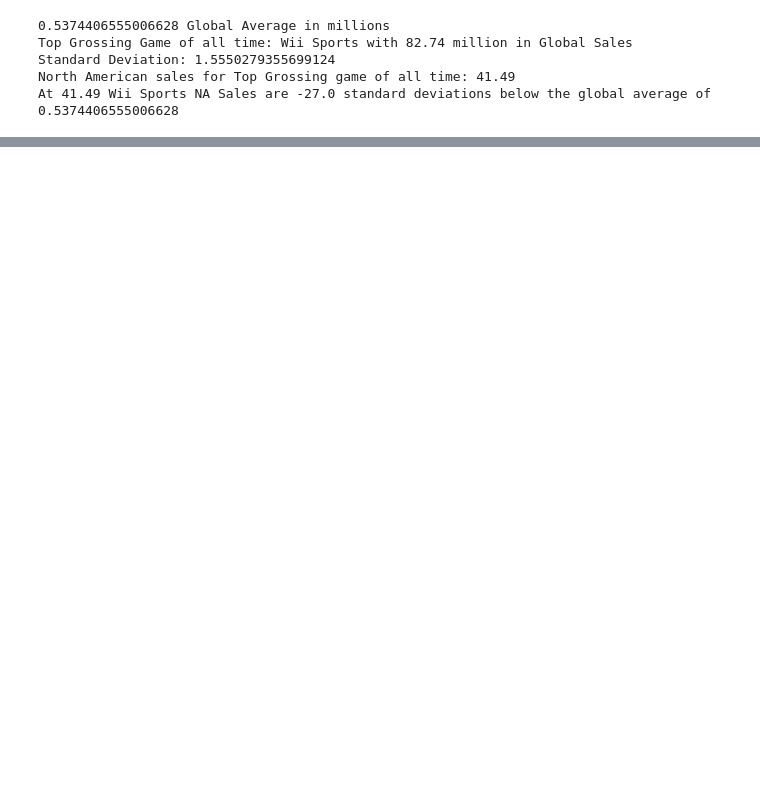
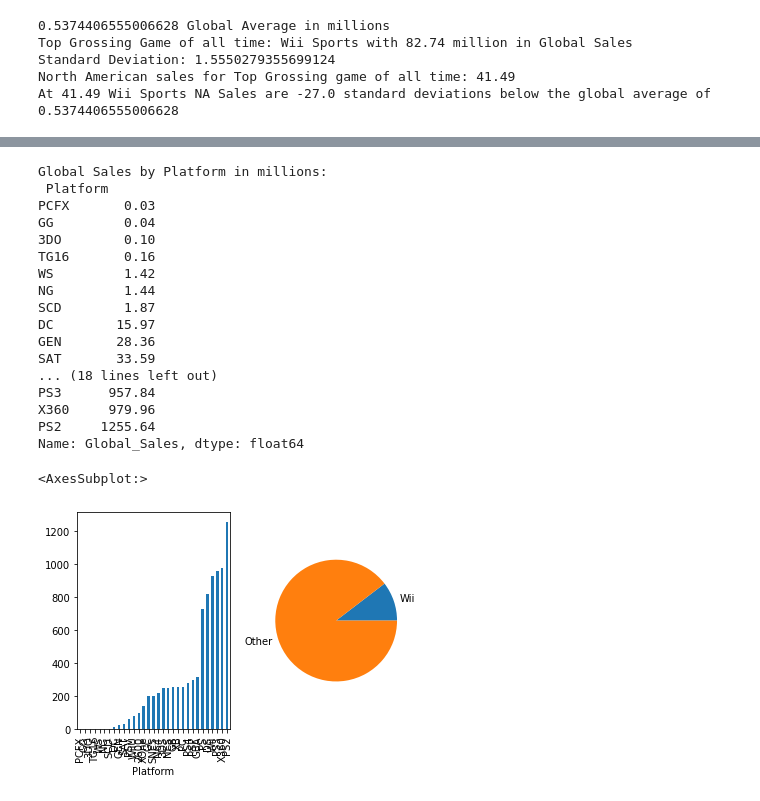
Before and after one commit to MasonChance/data-analysis-pandas, a Jupyter notebook: vg_stats.ipynb, the cells around one changed output, grey strips where cells are left out. Saved outputs shown, nothing was run; the diff lists cells and outputs as text; code cells hidden in the pictures; blank space fills up the shorter version.

Commit message:
comparison of wii global sales to others plotted

```diff
--- a/vg_stats.ipynb
+++ b/vg_stats.ipynb
@@ -180,0 +186,34 @@ At 41.49 Wii Sports NA Sales are -27.0 standard deviations below the global aver
+# %%
+platforms = df.groupby('Platform')['Global_Sales'].sum().sort_values()
+wii_sale = platforms[platforms == platforms['Wii']]
+glb_sale = platforms[platforms != platforms['Wii']]
+
+other_sales = pd.Series([glb_sale.sum()], index=["Other"])
+wii_sale = wii_sale.append(other_sales)
+
+fig, axs = plt.subplots(1,2)
+
+print(f'Global Sales by Platform in millions: \n {platforms}')
+
+platforms.plot(kind='bar', ax=axs[0])
+wii_sale.plot(kind='pie', label="", ax=axs[1])
+# %% [output]
+Global Sales by Platform in millions:
+ Platform
+PCFX       0.03
+GG         0.04
+3DO        0.10
+TG16       0.16
+WS         1.42
+NG         1.44
+SCD        1.87
+DC        15.97
+GEN       28.36
+SAT       33.59
+... (18 lines left out)
+PS3      957.84
+X360     979.96
+PS2     1255.64
+Name: Global_Sales, dtype: float64
+<AxesSubplot:>
+[figure, added]
```
Also changed, not shown: parts of 2 cells of this notebook.
